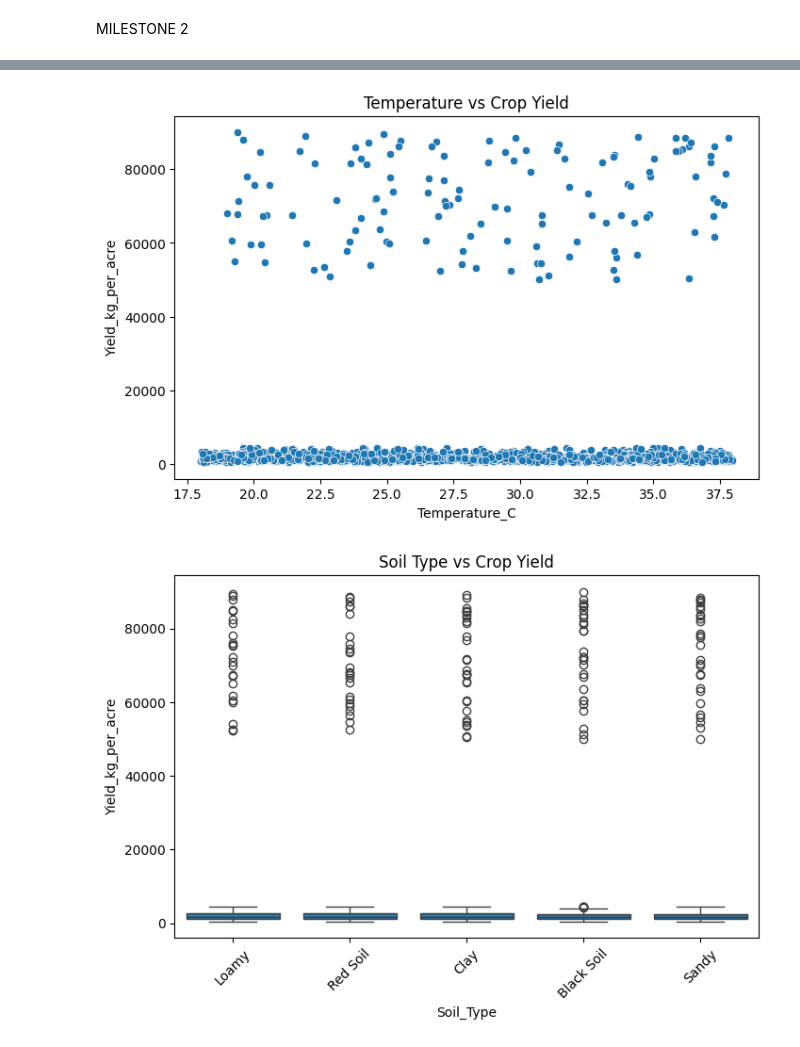
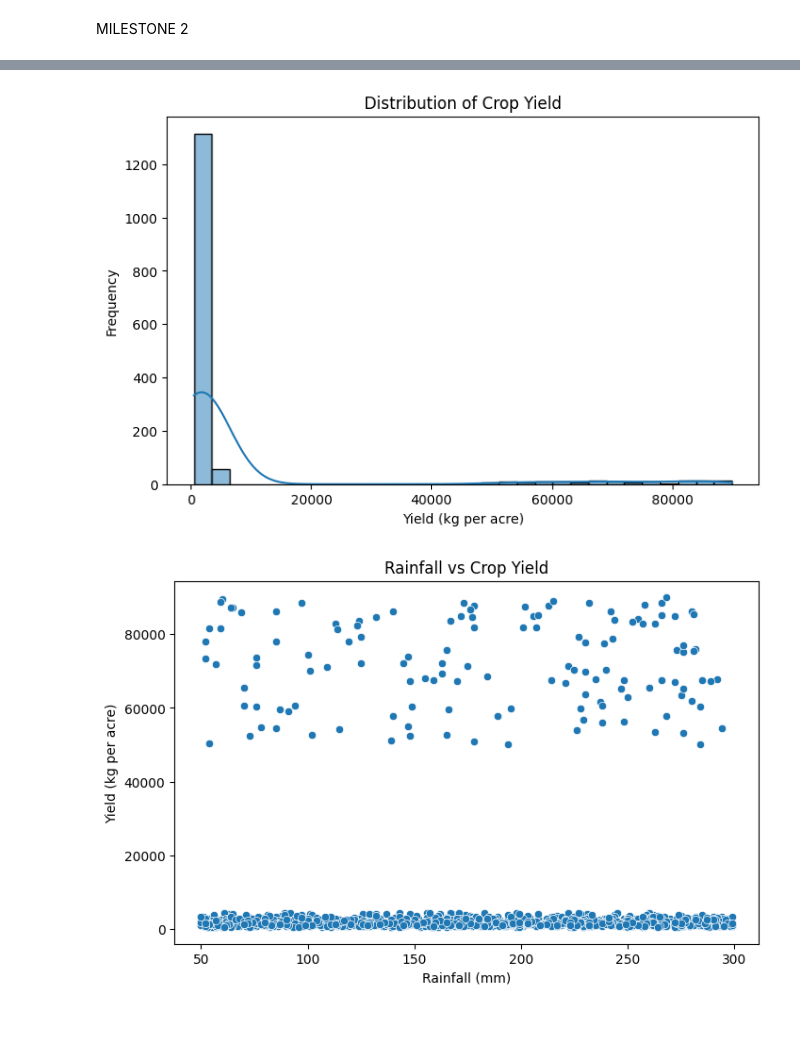
Before and after one commit to springboardmentor1/agritield-predictor, a Jupyter notebook: main.ipynb, the cells around one changed output, grey strips where cells are left out. Cells and saved outputs as stored; diff of their text form; code cells hidden in the pictures.

```diff
--- a/main.ipynb
+++ b/main.ipynb
@@ -168,17 +180,26 @@ plt.show()
 # %%
 plt.figure(figsize=(8,5))
-sns.scatterplot(x='Temperature_C', y='Yield_kg_per_acre', data=df)
-plt.title("Temperature vs Crop Yield")
+
+sns.histplot(df['Yield_kg_per_acre'], bins=30, kde=True)
+
+plt.title("Distribution of Crop Yield")
+plt.xlabel("Yield (kg per acre)")
+plt.ylabel("Frequency")
+
 plt.show()
 # %% [output]
-[figure, old version]
+[figure, new version]
 # %%
 plt.figure(figsize=(8,5))
-sns.boxplot(x='Soil_Type', y='Yield_kg_per_acre', data=df)
-plt.title("Soil Type vs Crop Yield")
-plt.xticks(rotation=45)
+
+sns.scatterplot(x=df['Rainfall_mm'], y=df['Yield_kg_per_acre'])
+
+plt.title("Rainfall vs Crop Yield")
+plt.xlabel("Rainfall (mm)")
+plt.ylabel("Yield (kg per acre)")
+
 plt.show()
 # %% [output]
-[figure, old version]
+[figure, new version]
 # %%
 plt.figure(figsize=(8,5))
```
Also changed, not shown: parts of 12 cells of this notebook.
